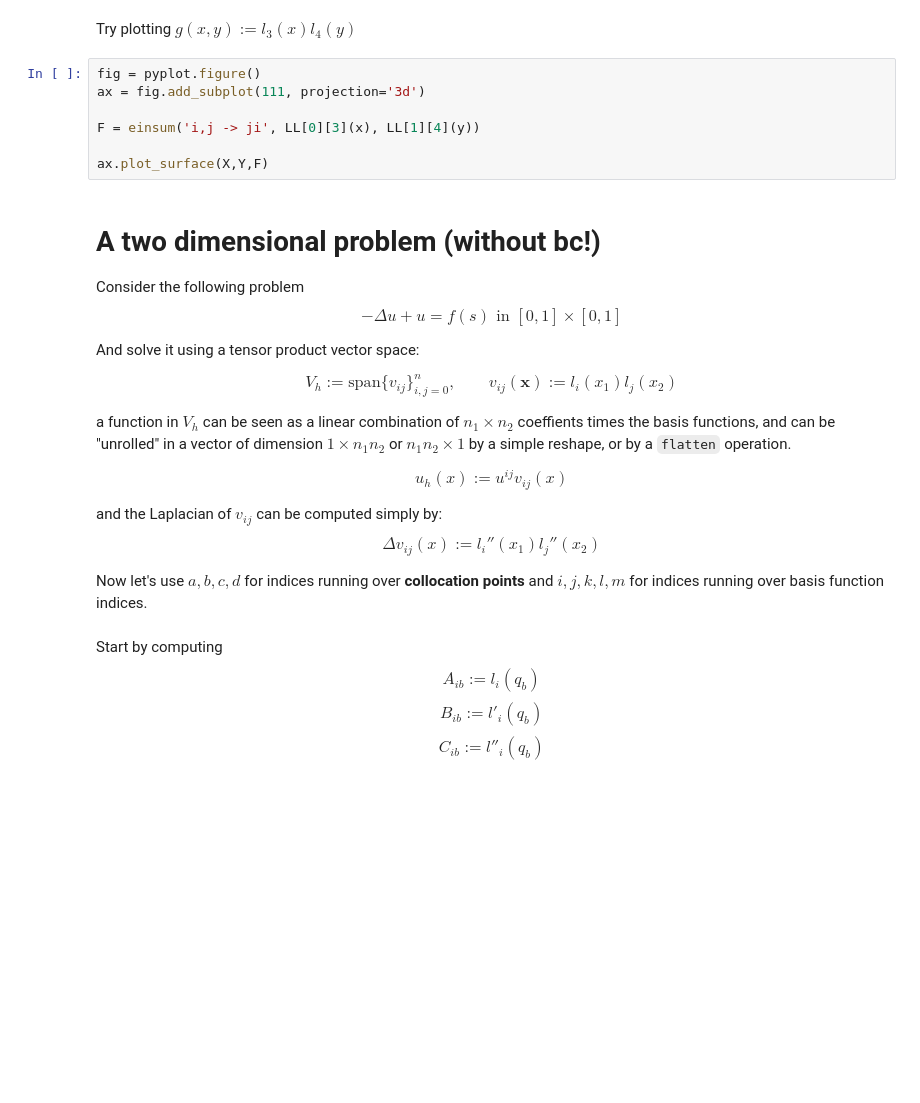
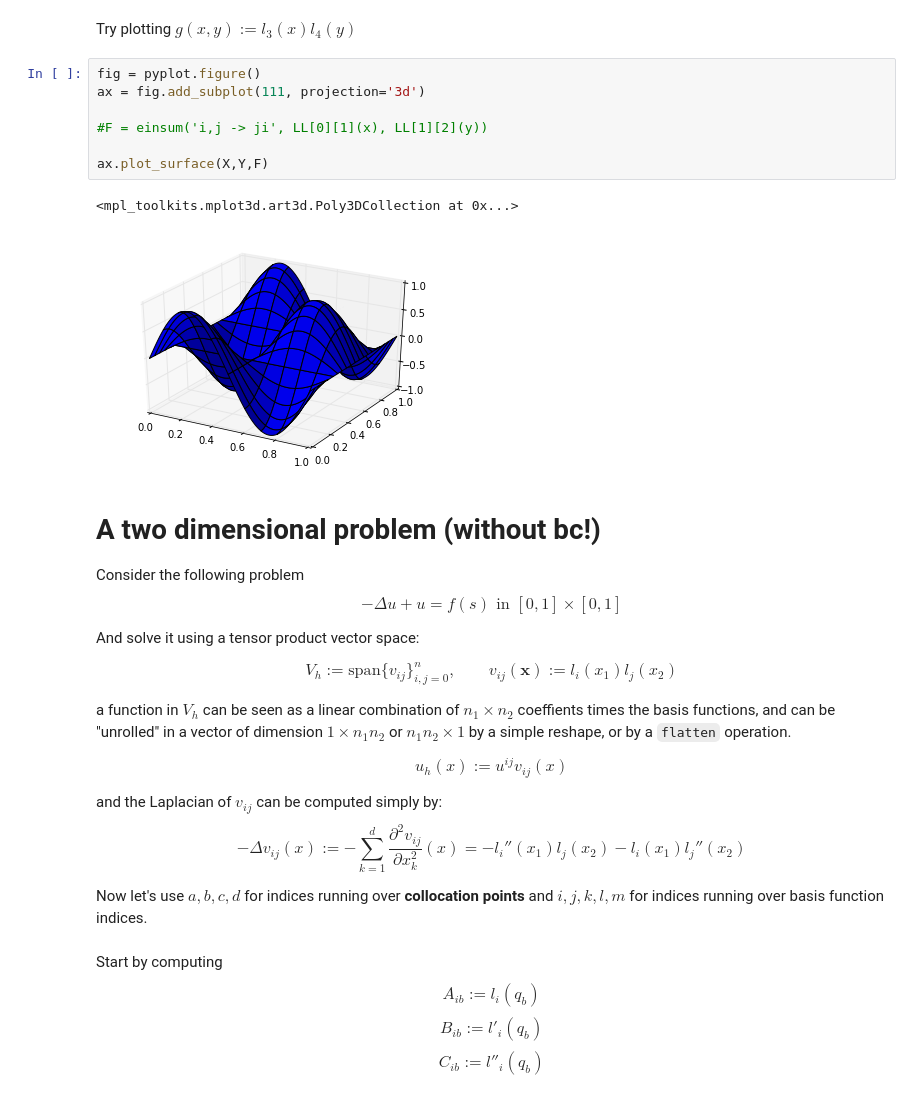
Before and after one commit to pdicerbo/P1.4, a Jupyter notebook: Basics/D3-poissons-extended.ipynb, the cells around one changed output. Saved outputs shown, nothing was run; the diff lists cells and outputs as text; blank space fills up the shorter version.

```diff
--- a/Basics/D3-poissons-extended.ipynb
+++ b/Basics/D3-poissons-extended.ipynb
@@ -167,10 +216,13 @@ Try plotting $g(x,y) := l_3(x) l_4(y)$
 # %%
 fig = pyplot.figure()
 ax = fig.add_subplot(111, projection='3d')
 
-F = einsum('i,j -> ji', LL[0][3](x), LL[1][4](y))
+#F = einsum('i,j -> ji', LL[0][1](x), LL[1][2](y))
 
 ax.plot_surface(X,Y,F)
+# %% [output]
+<mpl_toolkits.mplot3d.art3d.Poly3DCollection at 0x...>
+[figure, added]
 # %% [markdown]
 # A two dimensional problem (without bc!)
 
@@ -193,7 +245,7 @@ $$
 
 and the Laplacian of $v_{ij}$ can be computed simply by:
 $$
-\Delta v_{ij}(x) := l_i''(x_1)l_j''(x_2)
+-\Delta v_{ij}(x) := -\sum_{k=1}^{d} \frac{\partial^2 v_{ij}}{\partial x_k^2}(x) = -l_i''(x_1)l_j(x_2) - l_i(x_1)l_j''(x_2)
 $$
 
 Now let's use $a,b,c,d$ for indices running over **collocation points** and $i,j,k,l,m$ for indices running over basis function indices.
```
Also changed, not shown: parts of 21 cells of this notebook.
